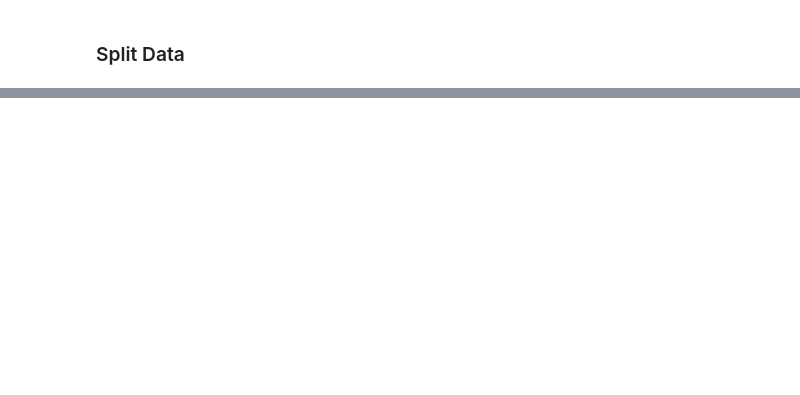
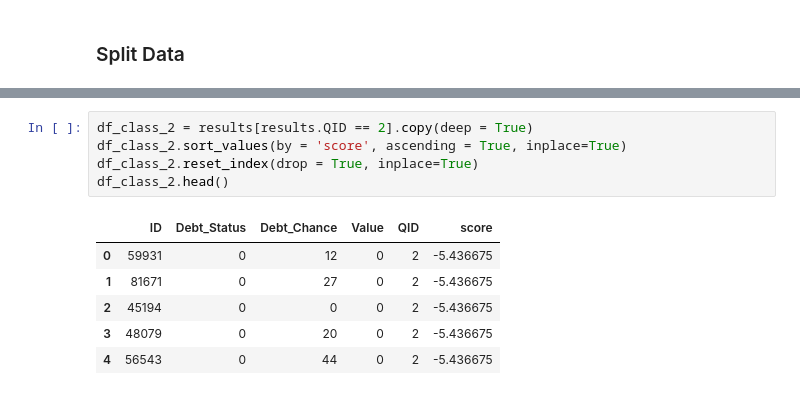
Before and after one commit to VitCSilva/Bradescard, a Jupyter notebook: notebooks/Proposal.ipynb, the cells around one changed output, grey strips where cells are left out. Drawn from its saved outputs; the diff is of its cells as text; blank space fills up the shorter version.

```diff
--- a/notebooks/Proposal.ipynb
+++ b/notebooks/Proposal.ipynb
@@ -124,0 +166,12 @@ array([19999,  8907,  8853, ...,  8219, 15846,  9999])
+# %%
+df_class_2 = results[results.QID == 2].copy(deep = True)
+df_class_2.sort_values(by = 'score', ascending = True, inplace=True)
+df_class_2.reset_index(drop = True, inplace=True)
+df_class_2.head()
+# %% [output]
+|  | ID | Debt_Status | Debt_Chance | Value | QID | score |
+| 0 | 59931 | 0 | 12 | 0 | 2 | -5.436675 |
+| 1 | 81671 | 0 | 27 | 0 | 2 | -5.436675 |
+| 2 | 45194 | 0 | 0 | 0 | 2 | -5.436675 |
+| 3 | 48079 | 0 | 20 | 0 | 2 | -5.436675 |
+| 4 | 56543 | 0 | 44 | 0 | 2 | -5.436675 |
```
Also changed, not shown: parts of 16 cells of this notebook, 2 other files.
